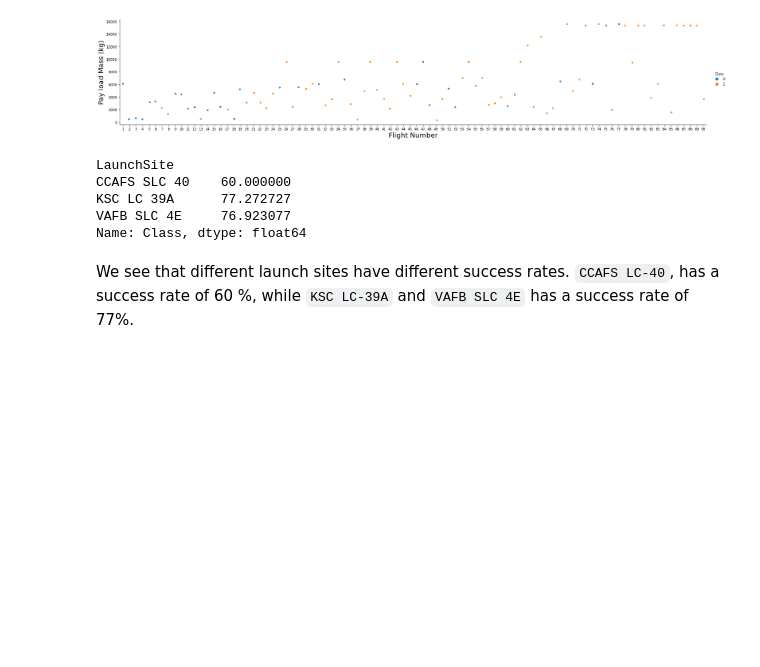
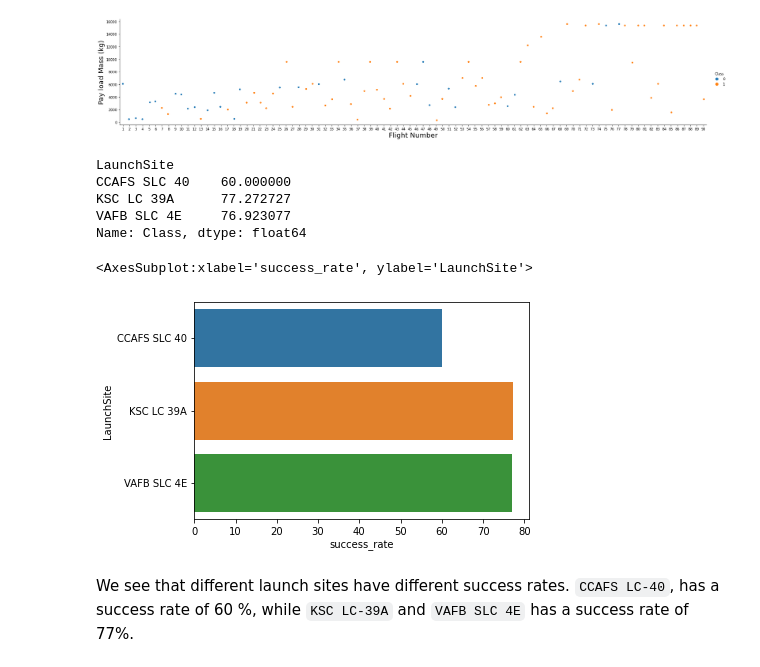
Before and after one commit to cogphn/ds-repo1, a Jupyter notebook: jupyter-labs-eda-dataviz.ipynb, the cells around one changed output. Cells and saved outputs as stored; diff of their text form; code cells hidden in the pictures; blank space fills up the shorter version.

```diff
--- a/jupyter-labs-eda-dataviz.ipynb
+++ b/jupyter-labs-eda-dataviz.ipynb
@@ -83,6 +83,15 @@ CCAFS SLC 40    60.000000
 KSC LC 39A      77.272727
 VAFB SLC 4E     76.923077
 Name: Class, dtype: float64
+# %%
+bar_data = df[['LaunchSite','Class']].groupby(['LaunchSite']).agg({'Class':['mean']}).reset_index()
+bar_data.columns = ['LaunchSite','success_rate']
+bar_data['success_rate'] = bar_data['success_rate'] * 100
+bar_data
+sns.barplot(data=bar_data,x='success_rate',y='LaunchSite')
+# %% [output]
+<AxesSubplot:xlabel='success_rate', ylabel='LaunchSite'>
+[figure, added]
 # %% [markdown]
 We see that different launch sites have different success rates.  <code>CCAFS LC-40</code>, has a success rate of 60 %, while  <code>KSC LC-39A</code> and <code>VAFB SLC 4E</code> has a success rate of 77%.
 # %% [markdown]
```
